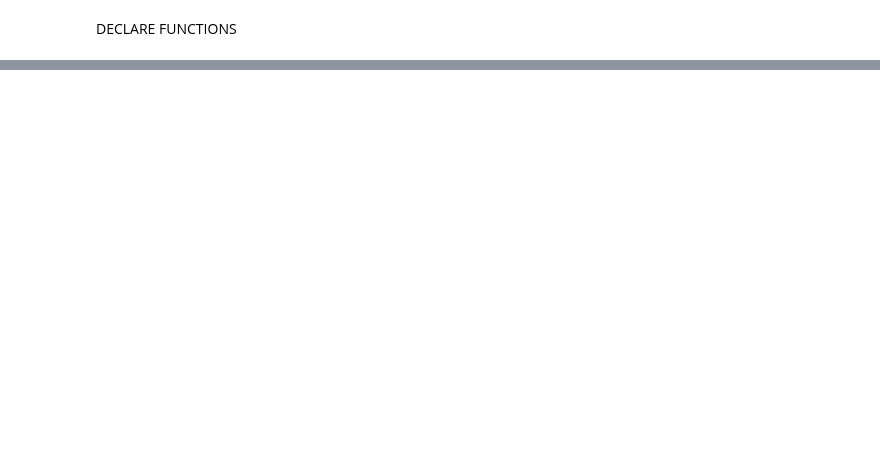
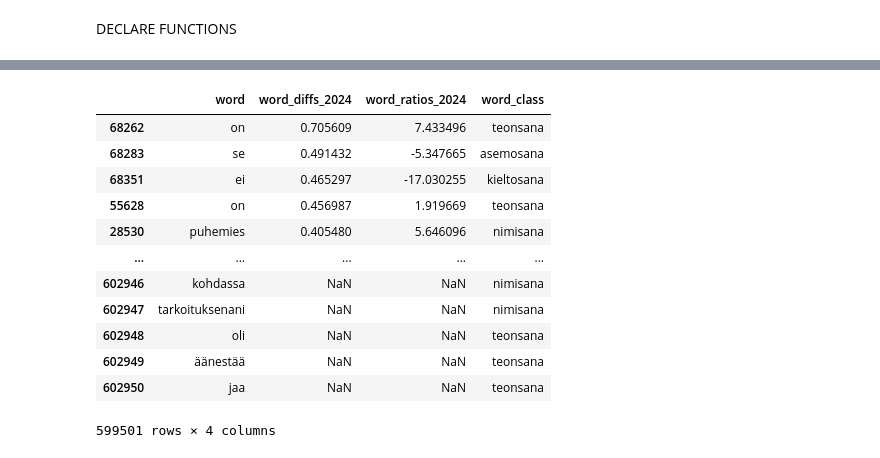
Before and after one commit to oarajala/ParliamentSampo_GenAI_detection, a Jupyter notebook: project/03c_analysis_all_persons.ipynb, the cells around one changed output, grey strips where cells are left out. Saved outputs shown, nothing was run; the diff lists cells and outputs as text; code cells hidden in the pictures; blank space fills up the shorter version.

```diff
--- a/project/03c_analysis_all_persons.ipynb
+++ b/project/03c_analysis_all_persons.ipynb
@@ -876,0 +788,6 @@ plot_this[['year','n']].loc[plot_this['class']=='etunimi']
+# %%
+## non-lemmatised
+#df_speech_lengths_nl = pd.read_csv(f'{directory}/csv_analysis/speaker_speech_lengths_nonlemma.csv', sep=';', header=0, encoding='utf-8')
+#df_speeches_combined_length_nl = pd.read_csv(f'{directory}/csv_analysis/speeches_combined_plus_length_nonlemma.csv', sep=';', header=0, encoding='utf-8', dtype=str)
+#df_speaker_words_year_nl = pd.read_csv(f'{directory}/csv_analysis/speaker_words_comp_nonlemma.csv', sep=';', header=0, encoding='utf-8')
+df_speaker_words_data_nl = pd.read_csv(f'{directory}/csv_analysis/speaker_words_comp_wide_nonlemma.csv', sep=';', header=0, encoding='utf-8')
@@ -876,0 +967,16 @@ plot_this[['year','n']].loc[plot_this['class']=='etunimi']
+# %%
+df_speaker_words_data_nl[['word','word_diffs_2024','word_ratios_2024','word_class']].loc[df_speaker_words_data_nl['word_class'] != 'sidesana'].sort_values(by='word_diffs_2024', ascending=False)
+# %% [output]
+|  | word | word_diffs_2024 | word_ratios_2024 | word_class |
+| 68262 | on | 0.705609 | 7.433496 | teonsana |
+| 68283 | se | 0.491432 | -5.347665 | asemosana |
+| 68351 | ei | 0.465297 | -17.030255 | kieltosana |
+| 55628 | on | 0.456987 | 1.919669 | teonsana |
+| 28530 | puhemies | 0.405480 | 5.646096 | nimisana |
+| ... | ... | ... | ... | ... |
+| 602946 | kohdassa | NaN | NaN | nimisana |
+| 602947 | tarkoituksenani | NaN | NaN | nimisana |
+| 602948 | oli | NaN | NaN | teonsana |
+| 602949 | äänestää | NaN | NaN | teonsana |
+| 602950 | jaa | NaN | NaN | teonsana |
+599501 rows × 4 columns
```
Also changed, not shown: parts of 18 cells of this notebook.
